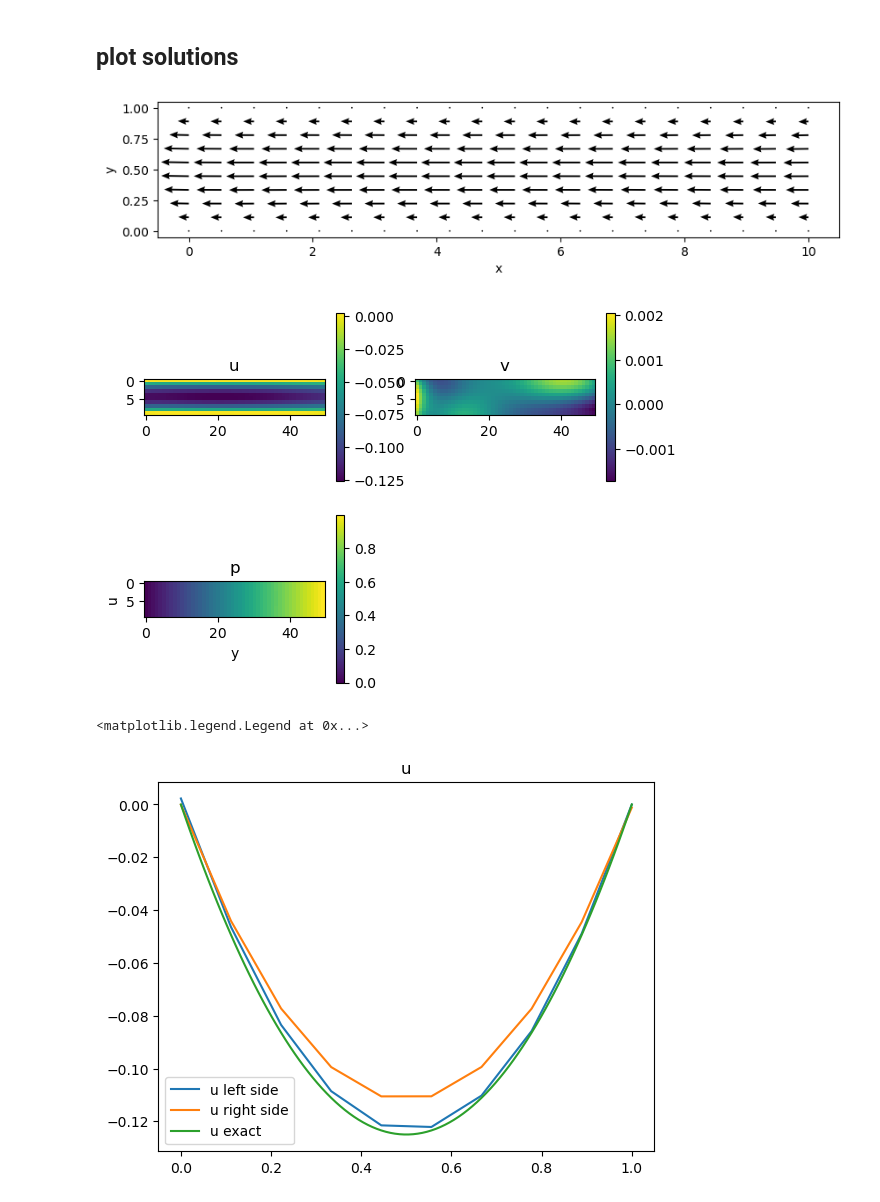
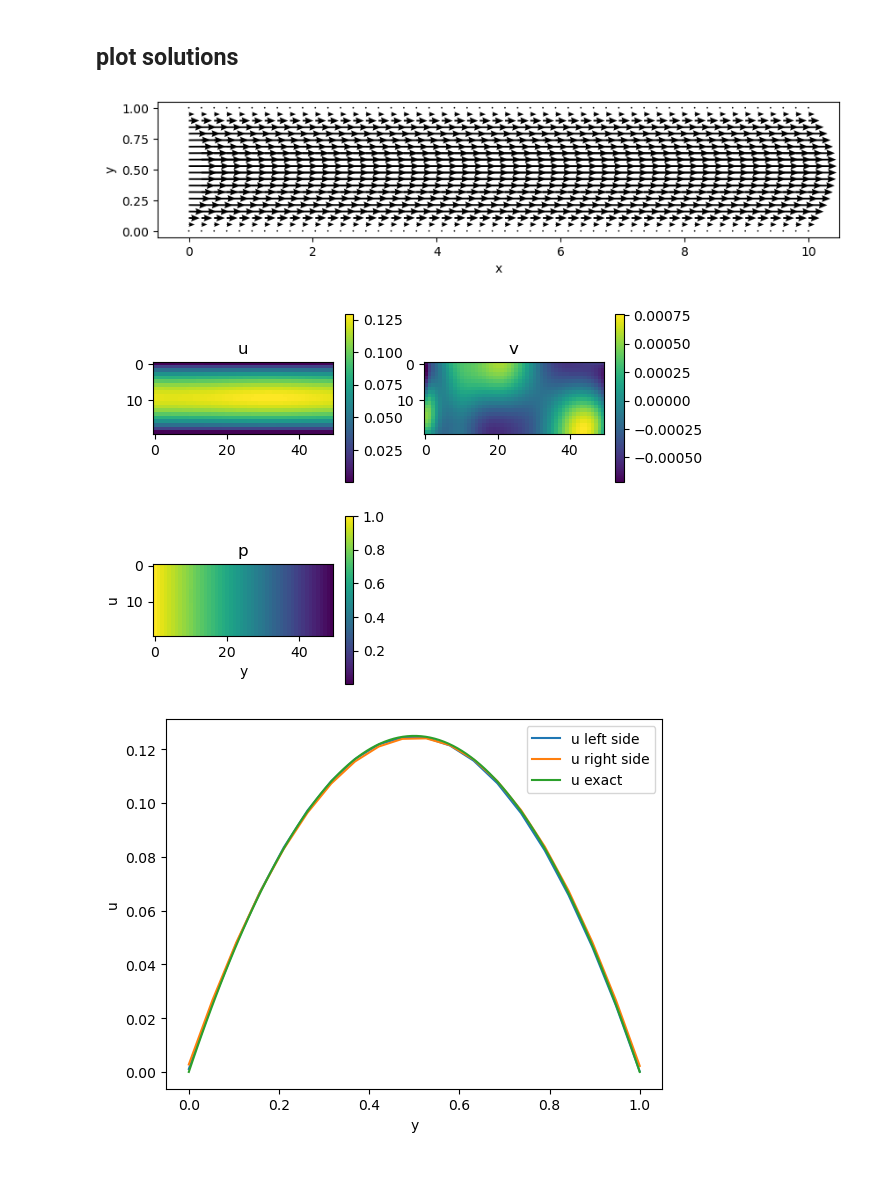
Before and after one commit to jule31415/PINN-Vortrag, a Jupyter notebook: navierstokes-slot_reworked.ipynb, the cells around one changed output. Drawn from its saved outputs; the diff is of its cells as text; code cells hidden in the pictures; blank space fills up the shorter version.

Commit message:
Update navierstokes-slot_reworked.ipynb
velocity profile plot

```diff
--- a/navierstokes-slot_reworked.ipynb
+++ b/navierstokes-slot_reworked.ipynb
@@ -195,8 +211,8 @@ NameError: name 'NeuralNetwork' is not defined
 ## plot solutions
 # %%
 # make grid for test
-x_spacing = 20
-y_spacing = 10
+x_spacing = 50
+y_spacing = 20
 n_points = x_spacing*y_spacing
 
 t_test=np.zeros(1)
@@ -238,36 +254,37 @@ V = v.detach().numpy().reshape((x_spacing, y_spacing))
 plt.quiver(X, Y, U, V, headwidth=4, headlength=5, width=0.0025, scale = 3)
 plt.xlabel('x')
 plt.ylabel('y')
-plt.savefig('navier_stokes.png')
+plt.savefig('navier_stokes_other_direction.png')
 plt.show()
 # %% [output]
-[figure, old version]
+[figure, new version]
 # %%
 
 plt.subplot(2,2,1)
-plt.imshow(u.detach().numpy().reshape((50,10)).T)
+plt.imshow(u.detach().numpy().reshape((x_spacing,y_spacing)).T)
 plt.title('u')
 plt.colorbar()
 plt.subplot(2,2,2)
-plt.imshow(v.detach().numpy().reshape((50,10)).T)
+plt.imshow(v.detach().numpy().reshape((x_spacing,y_spacing)).T)
 plt.title('v')
 plt.colorbar()
 plt.subplot(2,2,3)
-plt.imshow(p.detach().numpy().reshape((50,10)).T)
+plt.imshow(p.detach().numpy().reshape((x_spacing,y_spacing)).T)
 plt.title('p')
 plt.colorbar()
 
 plt.xlabel('y')
 plt.ylabel('u')
 plt.show()
-plt.title('u')
-plt.plot(np.linspace(0,1,10),u.detach().numpy().reshape((50,10))[0,:])
-plt.plot(np.linspace(0,1,10),u.detach().numpy().reshape((50,10))[-1,:])
-plt.plot(np.linspace(0,1,100),(np.linspace(0,1,100)-0.5)**2*0.5-0.125)
+plt.plot(np.linspace(0,1,y_spacing),u.detach().numpy().reshape((x_spacing,y_spacing))[0,:])
+plt.plot(np.linspace(0,1,y_spacing),u.detach().numpy().reshape((x_spacing,y_spacing))[-1,:])
+plt.plot(np.linspace(0,1,100),-(np.linspace(0,1,100)-0.5)**2*0.5+0.125)
 plt.legend(['u left side','u right side', 'u exact'])
+plt.xlabel('y')
+plt.ylabel('u')
+plt.savefig('velocity_profile.png')
 # %% [output]
-[figure, old version]
+[figure, new version]
-<matplotlib.legend.Legend at 0x...>
-[figure, old version]
+[figure, new version]
 # %%
 torch.save(model.state_dict(),"model4.pt")
```
Also changed, not shown: parts of 1 cell of this notebook.
